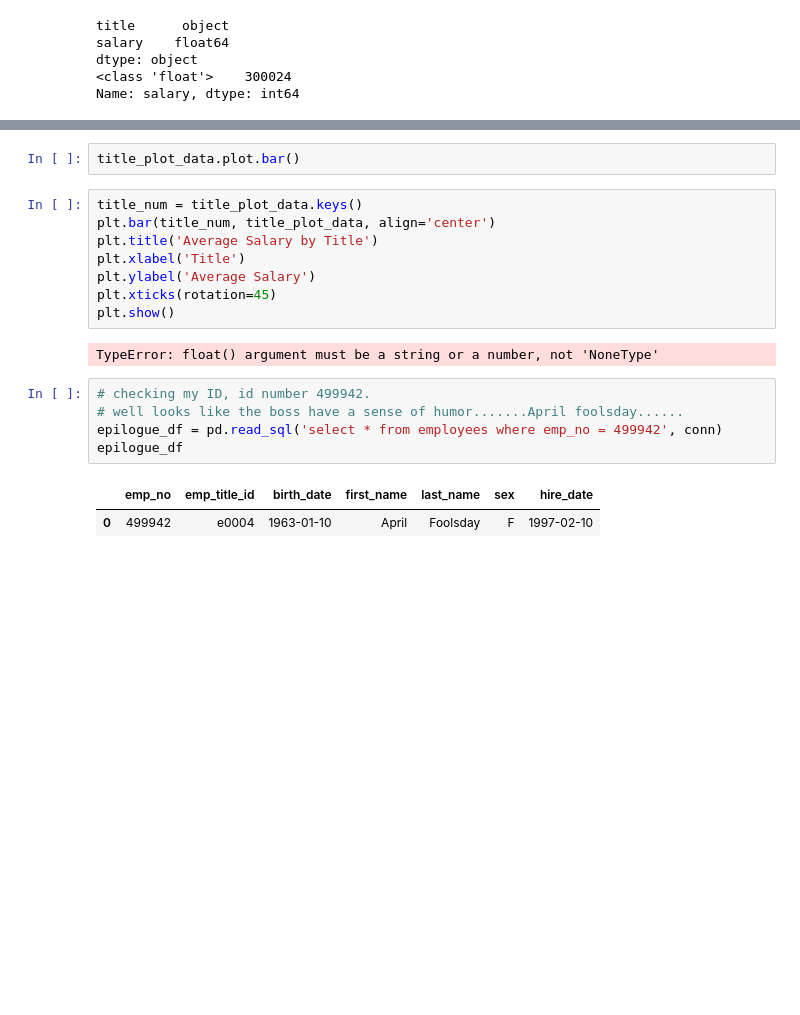
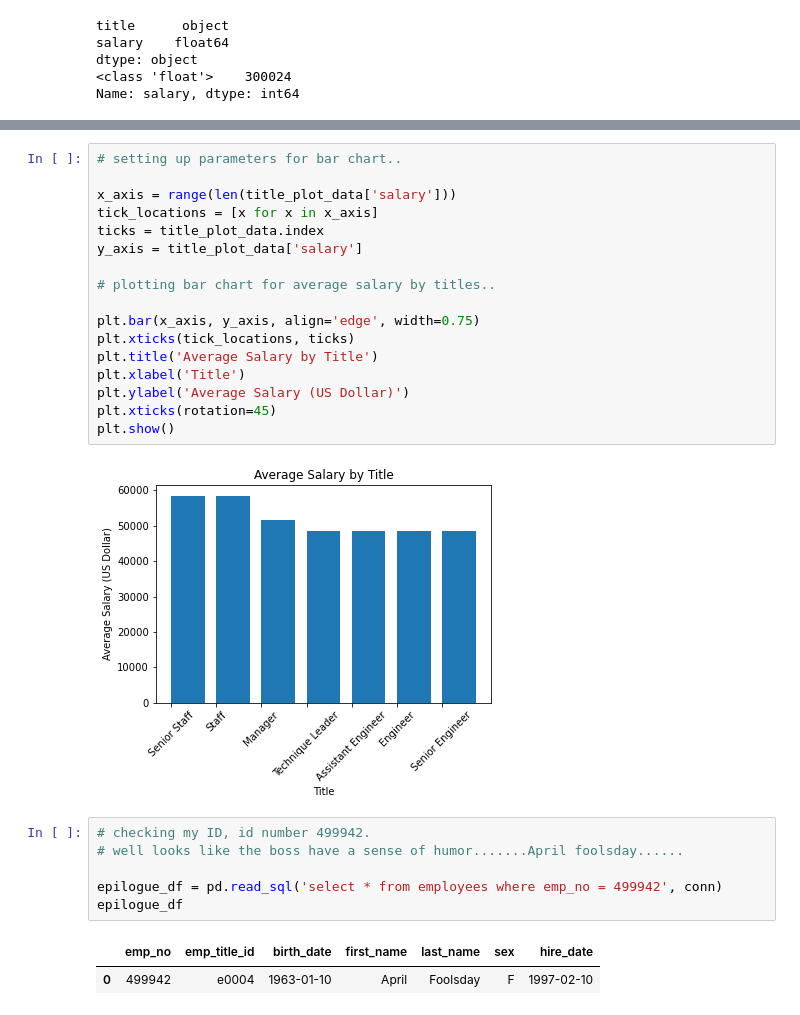
Before and after one commit to gotar1/sql-challenge, a Jupyter notebook: EmployeeSQL/bonus_analysis.ipynb, the cells around one changed output, grey strips where cells are left out. Drawn from its saved outputs; the diff is of its cells as text; blank space fills up the shorter version.

```diff
--- a/EmployeeSQL/bonus_analysis.ipynb
+++ b/EmployeeSQL/bonus_analysis.ipynb
@@ -134,18 +150,26 @@ title_plot_data.head()
-# %%
-title_plot_data.plot.bar()
 # %%
-title_num = title_plot_data.keys()
-plt.bar(title_num, title_plot_data, align='center')
+# setting up parameters for bar chart..
+
+x_axis = range(len(title_plot_data['salary']))
+tick_locations = [x for x in x_axis]
+ticks = title_plot_data.index
+y_axis = title_plot_data['salary']
+
+# plotting bar chart for average salary by titles..
+
+plt.bar(x_axis, y_axis, align='edge', width=0.75)
+plt.xticks(tick_locations, ticks)
 plt.title('Average Salary by Title')
 plt.xlabel('Title')
-plt.ylabel('Average Salary')
+plt.ylabel('Average Salary (US Dollar)')
 plt.xticks(rotation=45)
 plt.show()
 # %% [output]
-TypeError: float() argument must be a string or a number, not 'NoneType'
+[figure, added]
 # %%
 # checking my ID, id number 499942.
 # well looks like the boss have a sense of humor.......April foolsday......
+
 epilogue_df = pd.read_sql('select * from employees where emp_no = 499942', conn)
 epilogue_df
 # %% [output]
```
Also changed, not shown: parts of 8 cells of this notebook, 2 other files.
